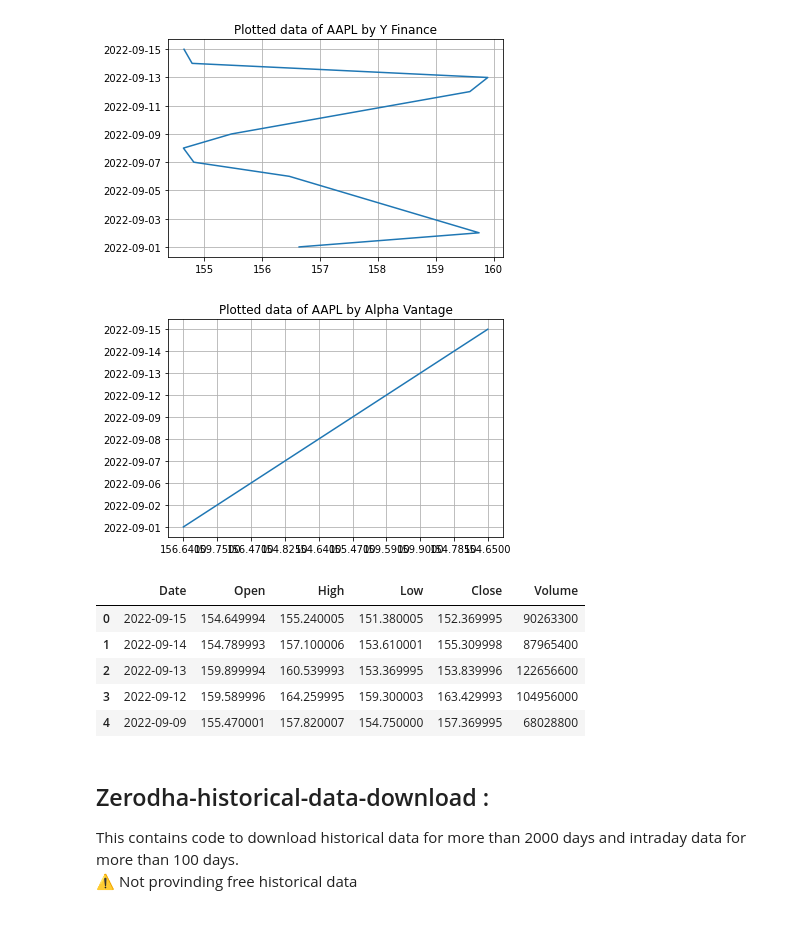
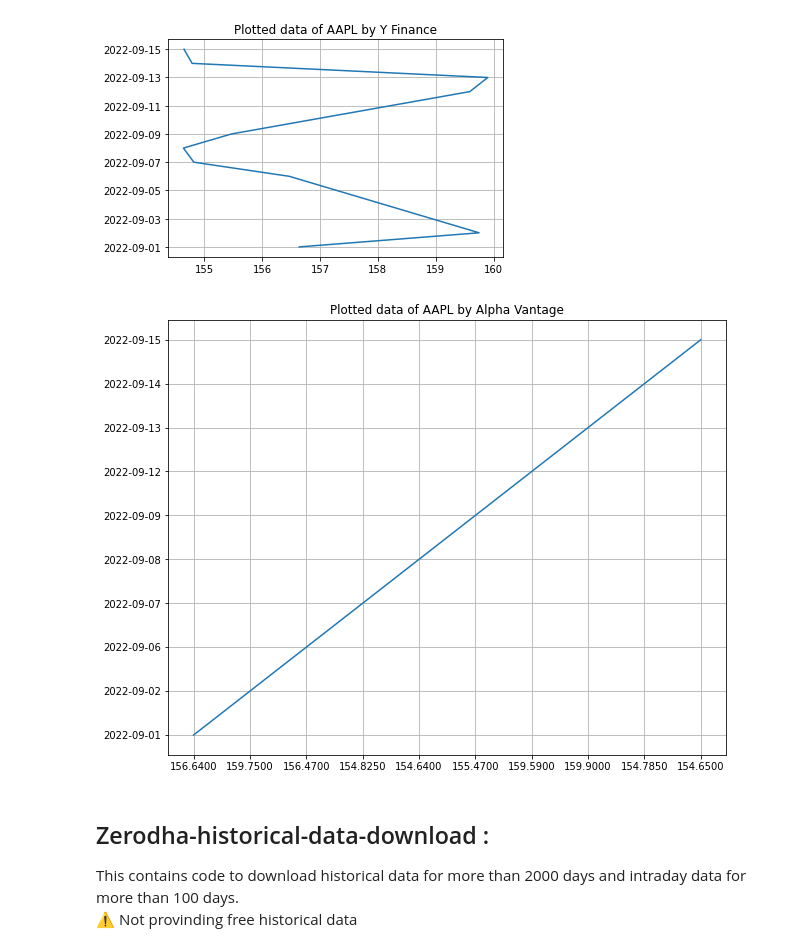
Before and after one commit to TechnocultureResearch/sentient, a Jupyter notebook: data source api.ipynb, the cells around one changed output. Drawn from its saved outputs; the diff is of its cells as text; code cells hidden in the pictures; blank space fills up the shorter version.

```diff
--- a/data source api.ipynb
+++ b/data source api.ipynb
@@ -90,21 +90,13 @@ plt.show()
 # %%
 from matplotlib import pyplot as plt
 import seaborn as sns
+plt.figure(figsize=(10,8))
 plt.title('Plotted data of AAPL by Alpha Vantage')
 plt.plot(df2['Open'], df2['Date'])
 plt.grid(True)
 plt.show()
 # %% [output]
-[figure, old version]
+[figure, new version]
-# %%
-data4.head(5)
-# %% [output]
-|  | Date | Open | High | Low | Close | Volume |
-| 0 | 2022-09-15 | 154.649994 | 155.240005 | 151.380005 | 152.369995 | 90263300 |
-| 1 | 2022-09-14 | 154.789993 | 157.100006 | 153.610001 | 155.309998 | 87965400 |
-| 2 | 2022-09-13 | 159.899994 | 160.539993 | 153.369995 | 153.839996 | 122656600 |
-| 3 | 2022-09-12 | 159.589996 | 164.259995 | 159.300003 | 163.429993 | 104956000 |
-| 4 | 2022-09-09 | 155.470001 | 157.820007 | 154.750000 | 157.369995 | 68028800 |
 # %% [markdown]
 ## Zerodha-historical-data-download :
 This contains code to download historical data for more than 2000 days and intraday data for more than 100 days.
```
Also changed, not shown: parts of 1 cell of this notebook.
